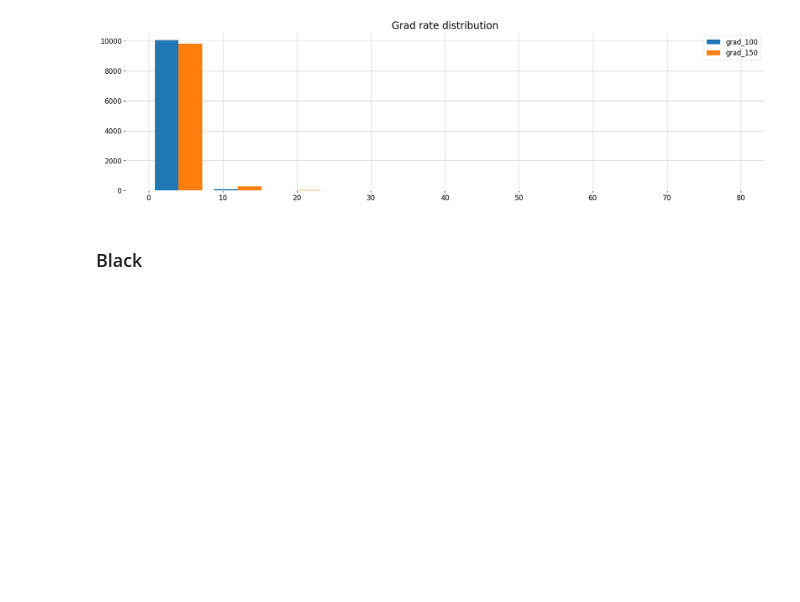
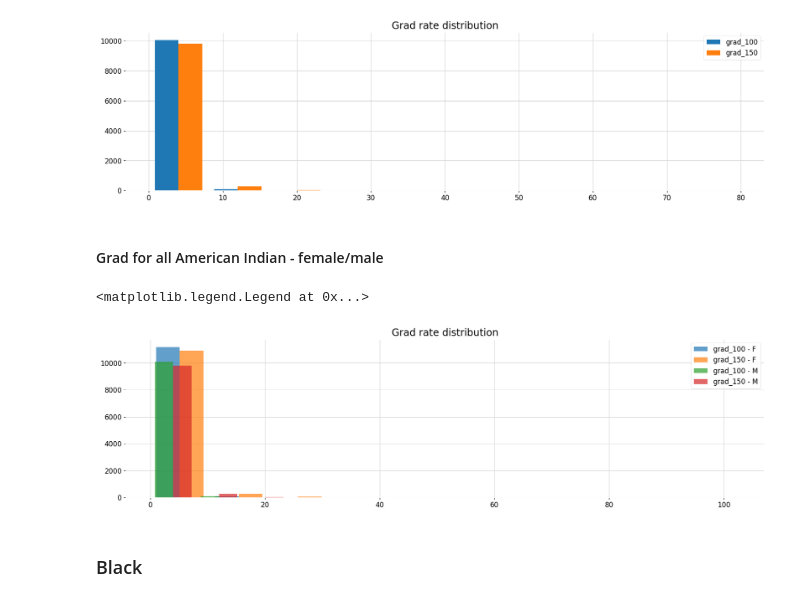
Before and after one commit to ezztherose/TIA-Scraping, a Jupyter notebook: notebooks/institution.ipynb, the cells around one changed output. Cells and saved outputs as stored; diff of their text form; code cells hidden in the pictures; blank space fills up the shorter version.

Commit message:
more graphs of the distribution of grad 100/150 for female/male for all races

```diff
--- a/notebooks/institution.ipynb
+++ b/notebooks/institution.ipynb
@@ -468,6 +468,18 @@ plt.legend(names)
 # %% [output]
 <matplotlib.legend.Legend at 0x...>
 [figure]
+# %% [markdown]
+#### Grad for all American Indian - female/male
+# %%
+fig, ax = plt.subplots()
+ax.hist(ai_grad_f, alpha=0.7)
+ax.hist(ai_grad_m, alpha=0.7)
+names = ['grad_100 - F', 'grad_150 - F', 'grad_100 - M', 'grad_150 - M']
+plt.title('Grad rate distribution')
+plt.legend(names)
+# %% [output]
+<matplotlib.legend.Legend at 0x...>
+[figure, added]
 # %% [markdown]
 ### Black
 # %%
```
Also changed, not shown: parts of 8 cells of this notebook.
